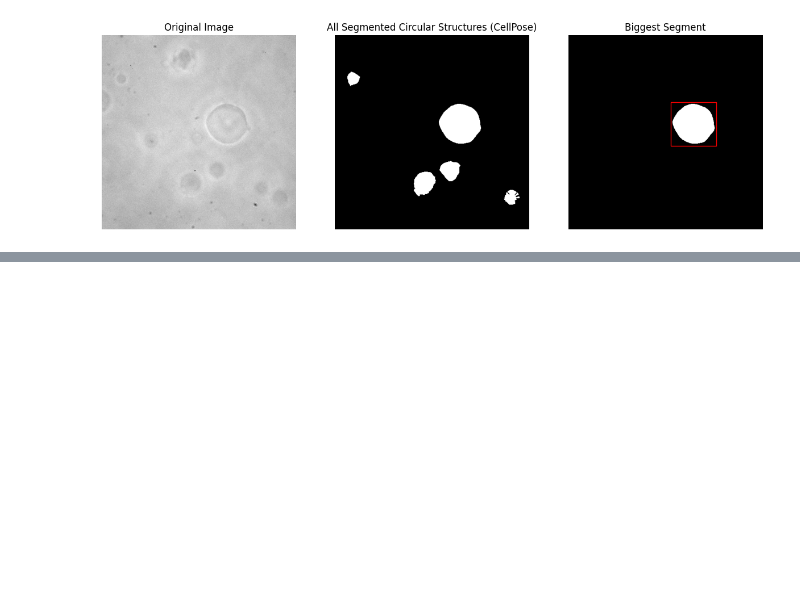
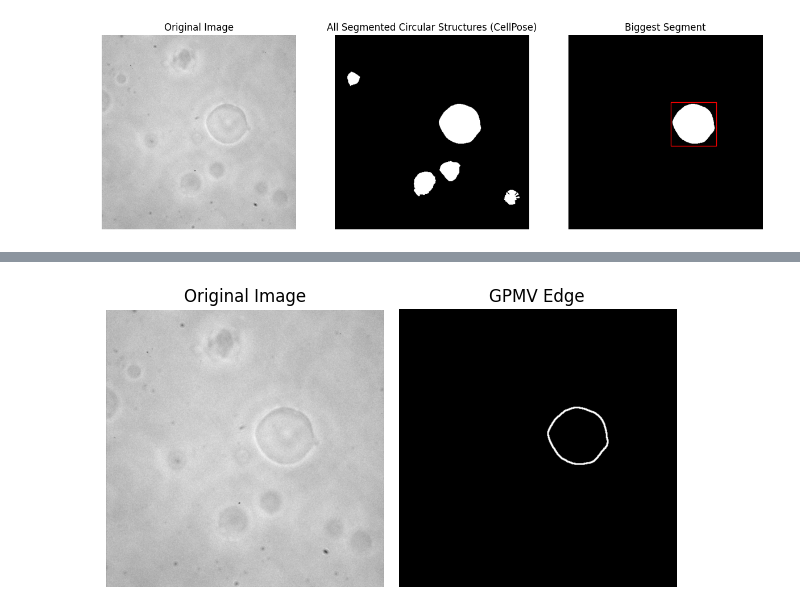
Before and after one commit to LocrianBird/GPMV-processor, a Jupyter notebook: Preprocessor.ipynb, the cells around one changed output, grey strips where cells are left out. Drawn from its saved outputs; the diff is of its cells as text; code cells hidden in the pictures; blank space fills up the shorter version.

```diff
--- a/Preprocessor.ipynb
+++ b/Preprocessor.ipynb
@@ -185,0 +308,92 @@ Bounding rectangle coordinates (with 5 pixels added to each side): 269 176 390 2
+# %%
+import cv2
+from cellpose import models
+import numpy as np
+import matplotlib.pyplot as plt
+import os
+
+# Function to create a directory if it doesn't exist
+def create_directory(directory):
+    if not os.path.exists(directory):
+        os.makedirs(directory)
+
+# Function to clear directory
+def clear_directory(directory):
+    if os.path.exists(directory):
+        for filename in os.listdir(directory):
+            file_path = os.path.join(directory, filename)
+            try:
+                if os.path.isfile(file_path) or os.path.islink(file_path):
+                    os.unlink(file_path)
+                elif os.path.isdir(file_path):
+                    shutil.rmtree(file_path)
+            except Exception as e:
+                print('Failed to delete %s. Reason: %s' % (file_path, e))
+
+# Function to contrast stretch image
+def contrast_stretching(image):
+    min_val = np.min(image)
+    max_val = np.max(image)
+    stretched_image = ((image - min_val) / (max_val - min_val)) * 255
+    return stretched_image.astype(np.uint8)
+
+# Initialize CellPose model
+model = models.Cellpose(gpu=True, model_type='cyto')
+
+# Path to image
+image_path = 'C:/Users/mkana/Desktop/GPMV/GPMV_new/SingleTiffs/1.tif'
+
+# Read image
+image = cv2.imread(image_path, cv2.IMREAD_UNCHANGED)
+
+# Segment membranes
+masks, _, _, _ = model.eval(image, diameter=None, channels=[0, 0])
+
+# Convert masks to uint16 format
+masks_uint16 = masks.astype(np.uint16) * 65535
+
+# Find contours
+contours, _ = cv2.findContours(masks.astype(np.uint8), cv2.RETR_EXTERNAL, cv2.CHAIN_APPROX_SIMPLE)
+
+# Find the contour with maximum area
+max_contour = max(contours, key=cv2.contourArea)
+
+# Calculate the biggest radius
+(x_circle, y_circle), radius = cv2.minEnclosingCircle(max_contour)
+print("Biggest radius:", radius)
+
+# Calculate the centroid of the biggest contour
+M = cv2.moments(max_contour)
+center_x = int(M["m10"] / M["m00"])
+center_y = int(M["m01"] / M["m00"])
+print("Centroid coordinates:", center_x, center_y)
+
+# Draw the contour of the biggest circle without filling it
+circumference_image = np.zeros_like(image)
+cv2.drawContours(circumference_image, [max_contour], -1, (255, 255, 255), thickness=2)
+
+# Create a directory for segmented membranes
+segmented_membranes_dir = os.path.join(os.getcwd(), "Segmented Membranes")
+create_directory(segmented_membranes_dir)
+# Clear the directory if it's not empty
+clear_directory(segmented_membranes_dir)
+
+# Save the circumference image
+cv2.imwrite(os.path.join(segmented_membranes_dir, "circumference_image.tif"), circumference_image)
+
+# Display images
+plt.figure(figsize=(6, 5))
+
+plt.subplot(1, 2, 1)
+plt.imshow(image, cmap='gray')
+plt.title('Original Image')
+plt.axis('off')
+
+plt.subplot(1, 2, 2)
+plt.imshow(circumference_image, cmap='gray')
+plt.title('GPMV Edge')
+plt.axis('off')
+
+plt.tight_layout()
+plt.show()
+# %% [output]
@@ -185,0 +402 @@ Bounding rectangle coordinates (with 5 pixels added to each side): 269 176 390 2
+[figure, added]
```
Also changed, not shown: parts of 7 cells of this notebook.
